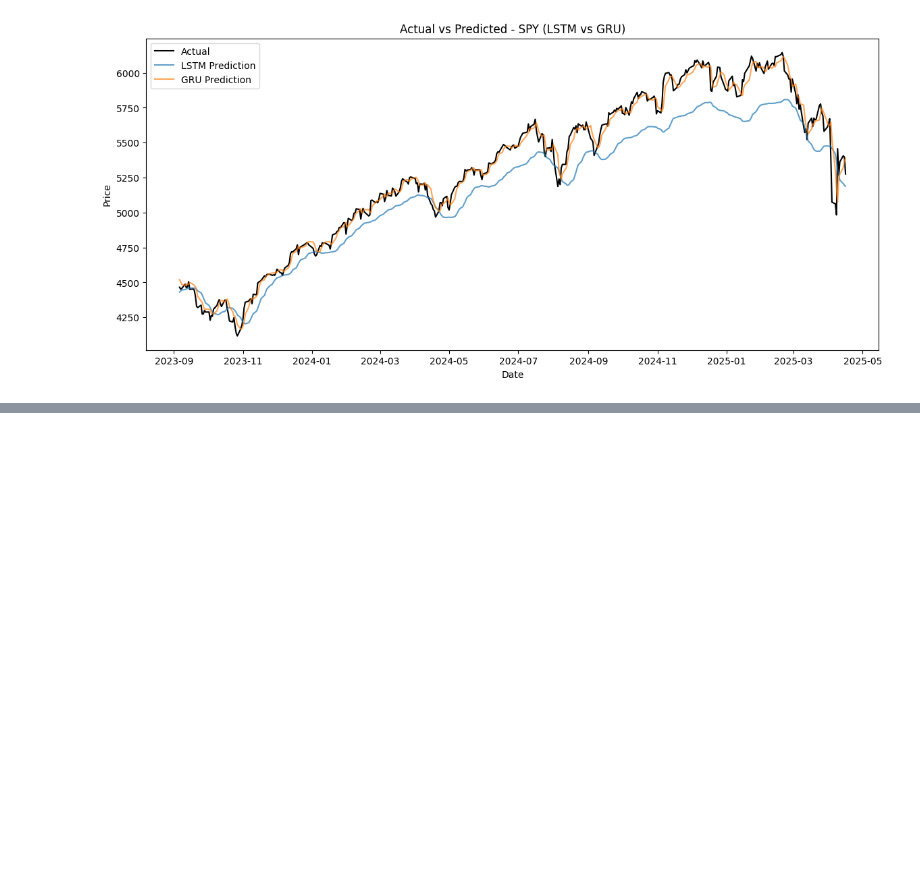
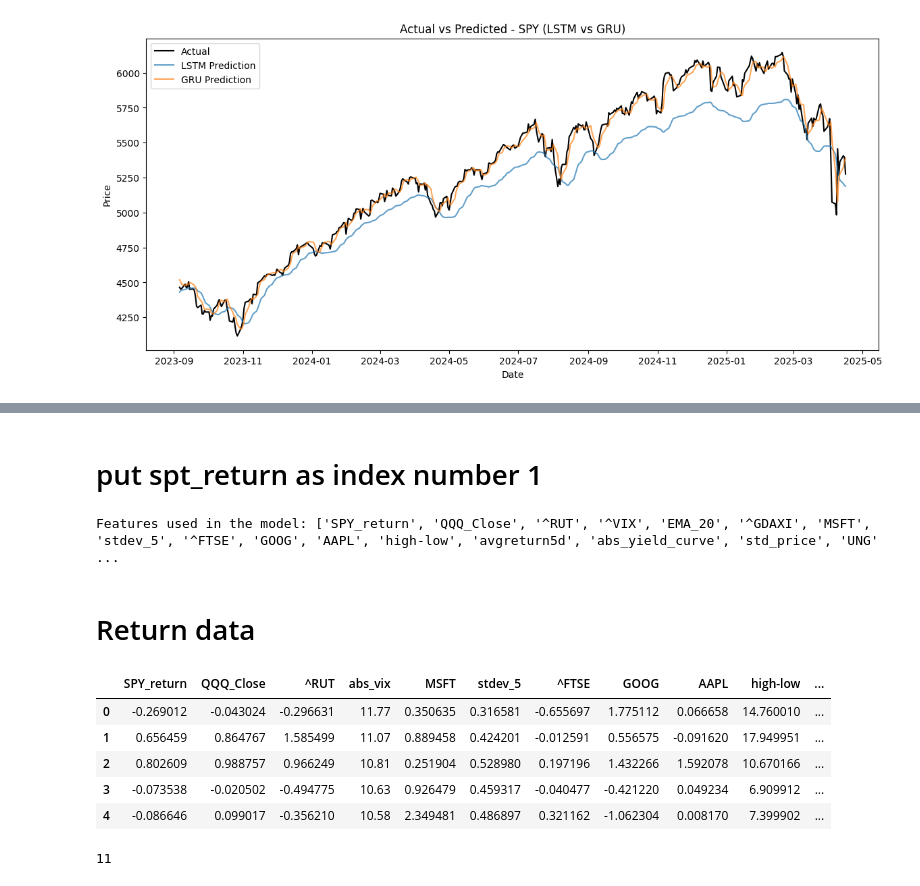
Before and after one commit to omerkobi/project-stock_Return, a Jupyter notebook: Deep_learning.ipynb, the cells around one changed output, grey strips where cells are left out. Drawn from its saved outputs; the diff is of its cells as text; code cells hidden in the pictures; blank space fills up the shorter version.

Commit message:
Add deep learning
added deep learning models and also external data for the model

```diff
--- a/Deep_learning.ipynb
+++ b/Deep_learning.ipynb
@@ -20,0 +20,3 @@ YF.download() has changed argument auto_adjust default to True
+# %%
+return_data = pd.read_pickle('df_with_QQQ.pkl')
+return_data.info()
@@ -196,0 +237,28 @@ GRU  - MSE: 11762.6452, R²: 0.9621
+# %% [markdown]
+# put spt_return as index number 1
+# %%
+return_data = return_data.reindex(columns=["SPY_return"] + list(return_data.columns.drop("SPY_return")))
+# %%
+n = return_data.columns.to_list()
+print(f"Features used in the model: {n}")
+# %% [output]
+Features used in the model: ['SPY_return', 'QQQ_Close', '^RUT', '^VIX', 'EMA_20', '^GDAXI', 'MSFT', 'stdev_5', '^FTSE', 'GOOG', 'AAPL', 'high-low', 'avgreturn5d', 'abs_yield_curve', 'std_price', 'UNG' ...
+# %% [markdown]
+# Return data
+# %%
+#x1 = return_data.drop(columns=['SPY_return','ds'])
+#y1 = return_data['SPY_return']
+cols = ['SPY_return', 'QQQ_Close', '^RUT', 'abs_vix','MSFT', 'stdev_5', '^FTSE', 'GOOG', 'AAPL', 'high-low', 'avgreturn5d']#, 'abs_yield_curve', 'std_price','abs_vix','SPY_AbsChange','abs_vol','2Y_Yield','EUR', 'SPY_RSI', 'DXY', 'JPY' ]
+scale1 = MinMaxScaler()
+return_data_cleaned = return_data.drop(columns=['ds'])
+return_data_cleaned = return_data_cleaned[cols]
+return_data_scaled = scale1.fit_transform(return_data_cleaned)
+# %%
+return_data_cleaned.head()
+# %% [output]
+|  | SPY_return | QQQ_Close | ^RUT | abs_vix | MSFT | stdev_5 | ^FTSE | GOOG | AAPL | high-low | ... |
+| 0 | -0.269012 | -0.043024 | -0.296631 | 11.77 | 0.350635 | 0.316581 | -0.655697 | 1.775112 | 0.066658 | 14.760010 | ... |
+| 1 | 0.656459 | 0.864767 | 1.585499 | 11.07 | 0.889458 | 0.424201 | -0.012591 | 0.556575 | -0.091620 | 17.949951 | ... |
+| 2 | 0.802609 | 0.988757 | 0.966249 | 10.81 | 0.251904 | 0.528980 | 0.197196 | 1.432266 | 1.592078 | 10.670166 | ... |
+| 3 | -0.073538 | -0.020502 | -0.494775 | 10.63 | 0.926479 | 0.459317 | -0.040477 | -0.421220 | 0.049234 | 6.909912 | ... |
+| 4 | -0.086646 | 0.099017 | -0.356210 | 10.58 | 2.349481 | 0.486897 | 0.321162 | -1.062304 | 0.008170 | 7.399902 | ... |
@@ -196,0 +268,7 @@ GRU  - MSE: 11762.6452, R²: 0.9621
+# %%
+split = int(0.8 * len(x1))
+X_train, X_test = x1[:split], x1[split:]
+y_train, y_test = y1[:split], y1[split:]
+print(x1.shape[2])
+# %% [output]
+11
```
Also changed, not shown: parts of 15 cells of this notebook, 3 other files.
